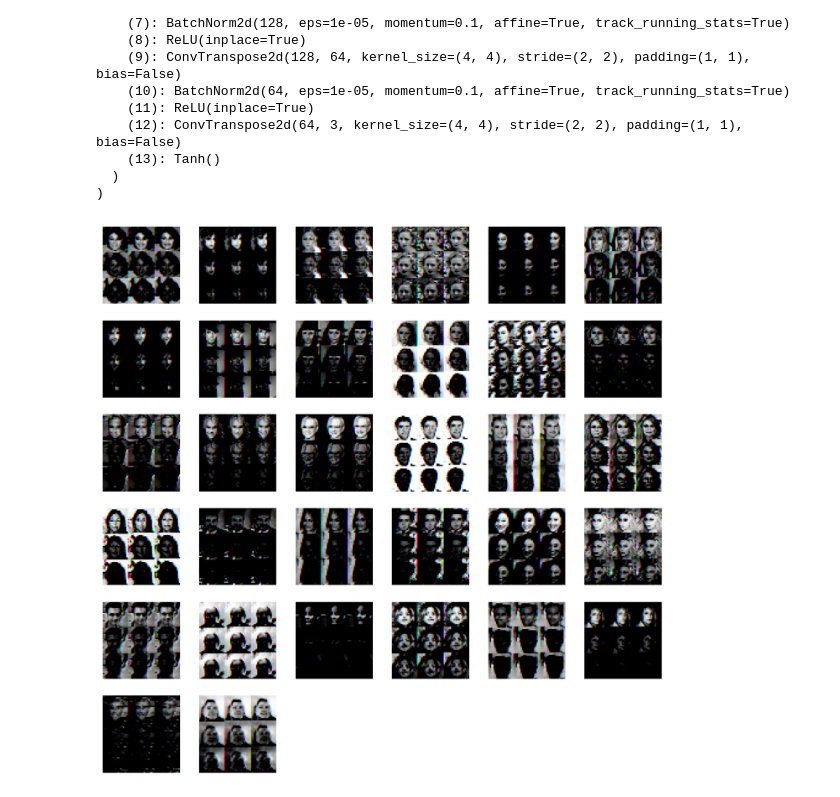
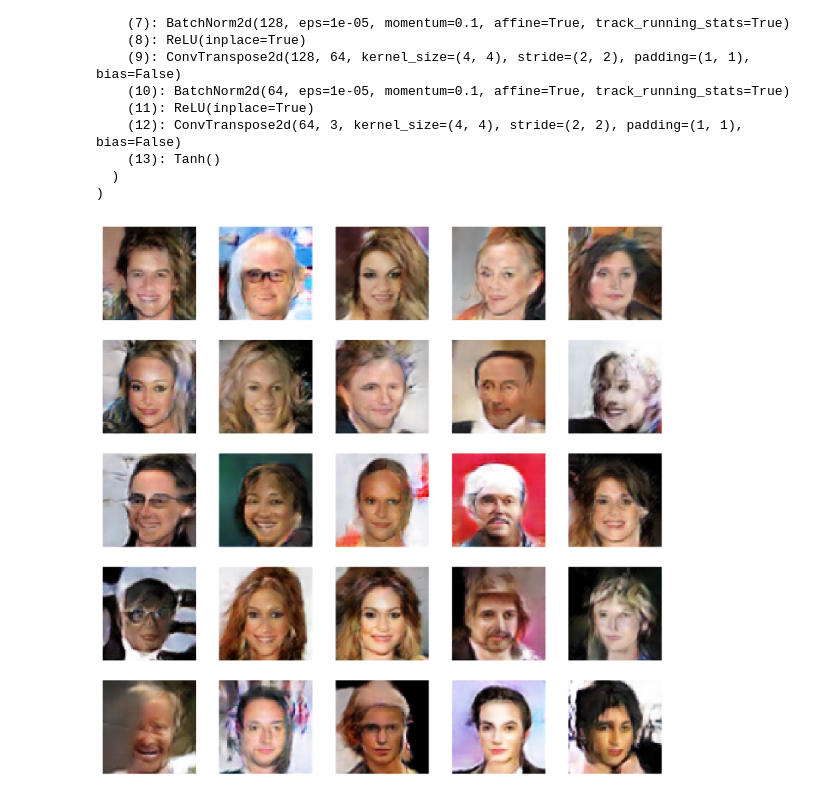
Before and after one commit to jizekki/dcgan, a Jupyter notebook: notebook.ipynb, the cells around one changed output. Drawn from its saved outputs; the diff is of its cells as text; code cells hidden in the pictures.

```diff
--- a/notebook.ipynb
+++ b/notebook.ipynb
@@ -338,7 +341,7 @@ def plot_images(images):
 
     plt.show()
 # %%
-noise = torch.randn(batch_size, z, 1, 1, device=device)
+noise = torch.randn(64, z, 1, 1, device=device)
 images = loaded_generator(noise)
 plot_images(images.cpu().data)
 # %% [output]
@@ -393,12 +407,13 @@ def plot_images(images):
         plt.subplot(num_rows, num_cols, image_idx + 1)
         plt.gca().set_xticks([])
         plt.gca().set_yticks([])
-        plt.imshow(np.reshape(np.clip(images[image_idx, :].numpy(), 0, 1), newshape=shape))
+        plt.imshow((images[image_idx, :].cpu().data.numpy().transpose(1, 2, 0) + 1) / 2 )
+        #plt.imshow(np.reshape(np.clip(images[image_idx, :].numpy(), 0, 1), newshape=shape))
 
     plt.show()
 # %%
-noise = torch.randn(32, z, 1, 1, device=device)
+noise = torch.randn(25, z, 1, 1, device=device)
 images = loaded_generator(noise)
-plot_images(images.cpu().data)
+plot_images(images)
 # %% [output]
-[figure, old version]
+[figure, new version]
```
Also changed, not shown: parts of 9 cells of this notebook.
